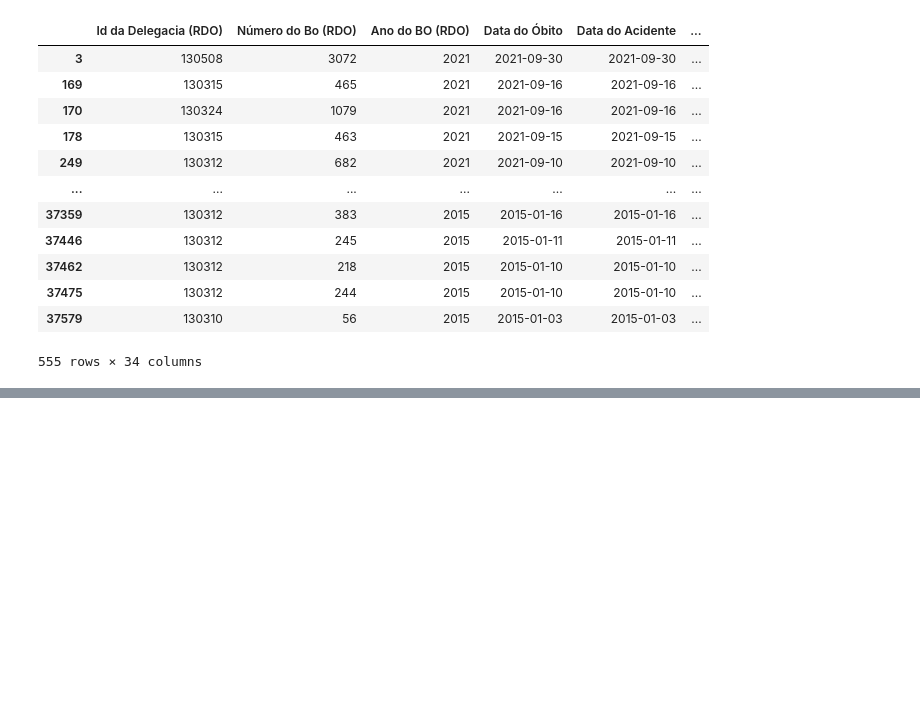
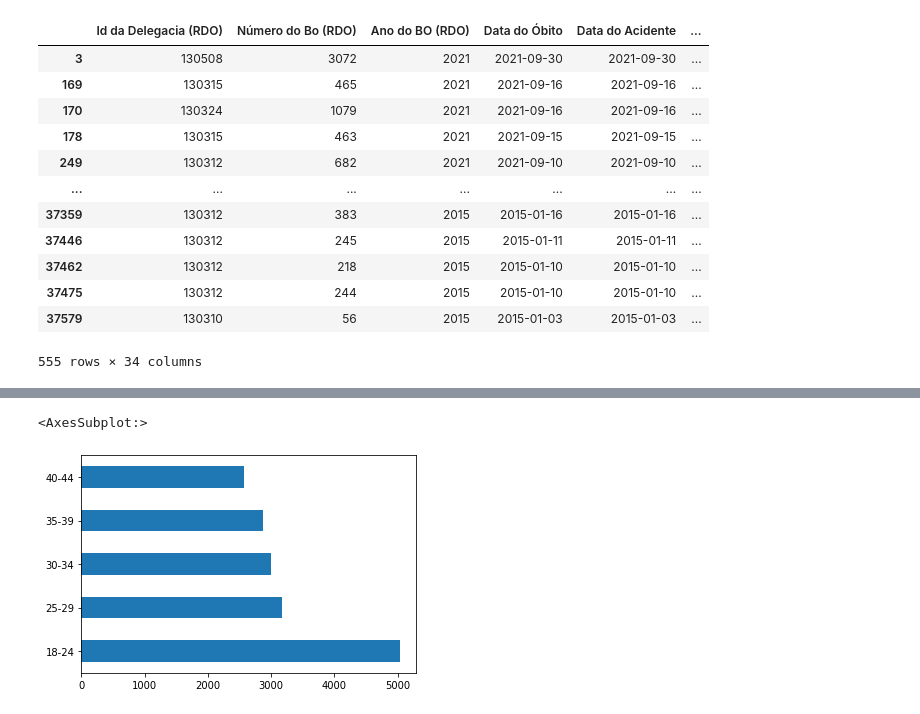
Before and after one commit to Caiiqef/acidentespublicos, a Jupyter notebook: acidentes_publicos.ipynb, the cells around one changed output, grey strips where cells are left out. Saved outputs shown, nothing was run; the diff lists cells and outputs as text; code cells hidden in the pictures; blank space fills up the shorter version.

```diff
--- a/acidentes_publicos.ipynb
+++ b/acidentes_publicos.ipynb
@@ -55,0 +68,2 @@ df.query("Município == 'SAO JOSE DOS CAMPOS'")
+# %%
+df['Data do Óbito'] = pd.to_datetime(df['Data do Óbito'], dayfirst = True)
@@ -55,0 +79,5 @@ df.query("Município == 'SAO JOSE DOS CAMPOS'")
+# %%
+df.query('Município == "SAO JOSE DOS CAMPOS"' and 'Sexo == "MASCULINO"')['Faixa etária'].value_counts().head().plot(kind="barh")
+# %% [output]
+<AxesSubplot:>
+[figure, added]
```
Also changed, not shown: parts of 3 cells of this notebook.
